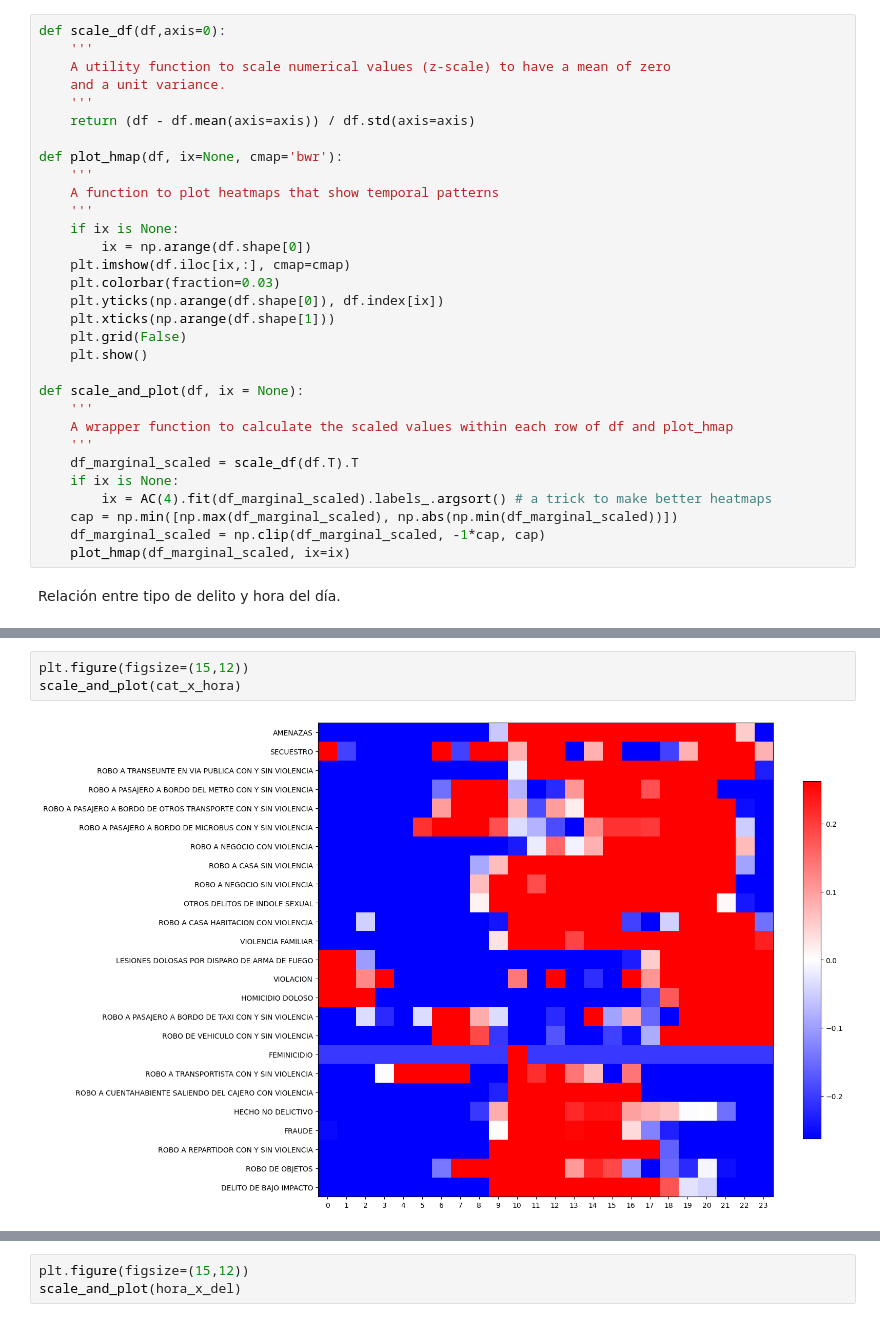
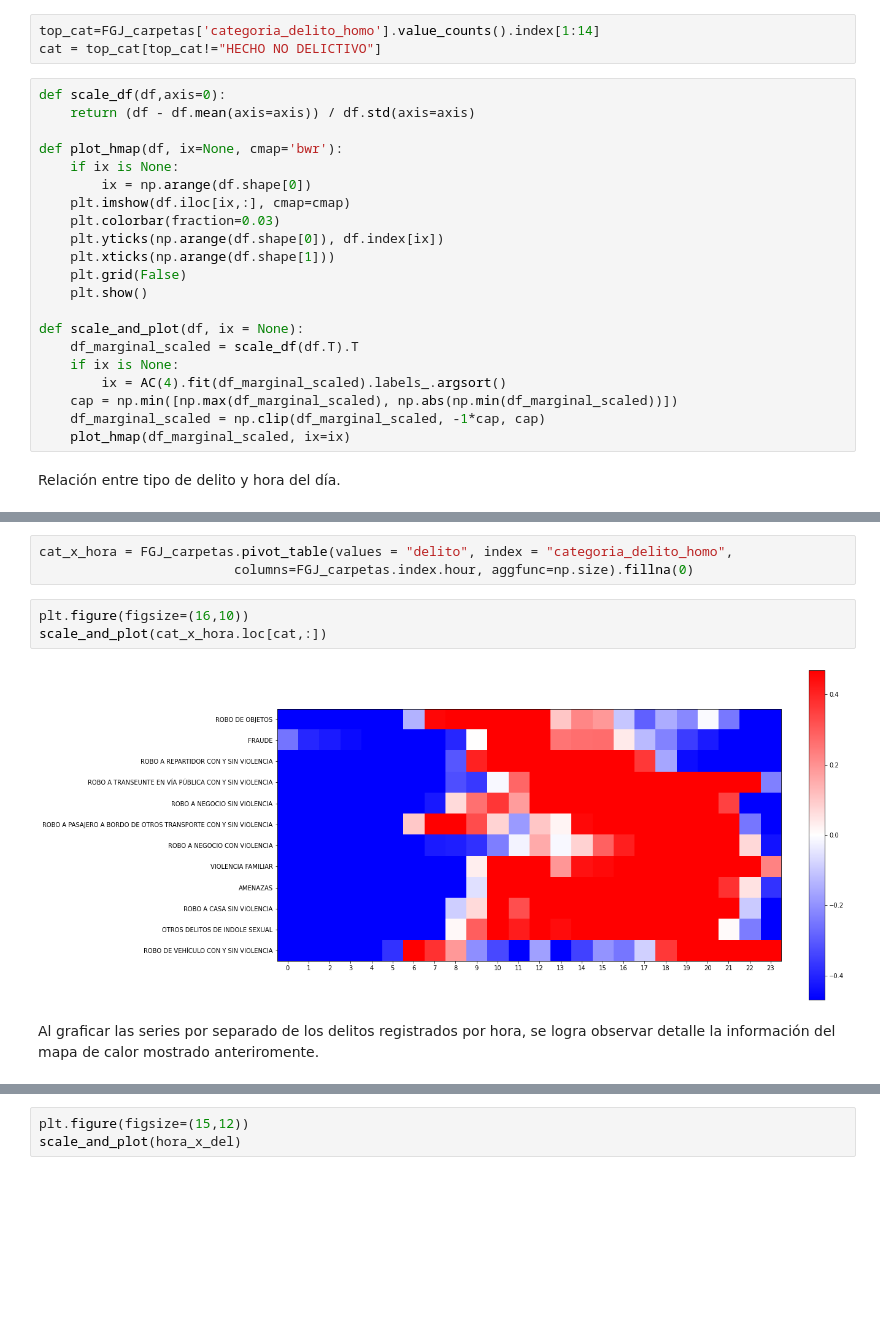
Before and after one commit to JoshiLeal/Metodos_de_DL_para_pronostico_de_series_de_tiempo_multivariadas, a Jupyter notebook: Notebooks/FGJ_Carpetas_Homo_EDA.ipynb, the cells around one changed output, grey strips where cells are left out. Cells and saved outputs as stored; diff of their text form; blank space fills up the shorter version.

Commit message:
Aumento de series por categoria
Aumente alguna graficas de las series de tiempo y de la parte de cluster

```diff
--- a/Notebooks/FGJ_Carpetas_Homo_EDA.ipynb
+++ b/Notebooks/FGJ_Carpetas_Homo_EDA.ipynb
@@ -377,15 +404,11 @@ NameError: name 'cat_x_hora' is not defined
+# %%
+top_cat=FGJ_carpetas['categoria_delito_homo'].value_counts().index[1:14]
+cat = top_cat[top_cat!="HECHO NO DELICTIVO"]
 # %%
 def scale_df(df,axis=0):
-    '''
-    A utility function to scale numerical values (z-scale) to have a mean of zero
-    and a unit variance.
-    '''
     return (df - df.mean(axis=axis)) / df.std(axis=axis)
 
 def plot_hmap(df, ix=None, cmap='bwr'):
-    '''
-    A function to plot heatmaps that show temporal patterns
-    '''
     if ix is None:
         ix = np.arange(df.shape[0])
     plt.imshow(df.iloc[ix,:], cmap=cmap)
@@ -396,12 +419,9 @@ def plot_hmap(df, ix=None, cmap='bwr'):
     plt.show()
 
 def scale_and_plot(df, ix = None):
-    '''
-    A wrapper function to calculate the scaled values within each row of df and plot_hmap
-    '''
     df_marginal_scaled = scale_df(df.T).T
     if ix is None:
-        ix = AC(4).fit(df_marginal_scaled).labels_.argsort() # a trick to make better heatmaps
+        ix = AC(4).fit(df_marginal_scaled).labels_.argsort()
     cap = np.min([np.max(df_marginal_scaled), np.abs(np.min(df_marginal_scaled))])
     df_marginal_scaled = np.clip(df_marginal_scaled, -1*cap, cap)
     plot_hmap(df_marginal_scaled, ix=ix)
@@ -413,5 +430,10 @@ cat_x_hora = FGJ_carpetas.pivot_table(values = "Unnamed: 0", index = "categoria_
+# %%
+cat_x_hora = FGJ_carpetas.pivot_table(values = "delito", index = "categoria_delito_homo",
+                         columns=FGJ_carpetas.index.hour, aggfunc=np.size).fillna(0)
 # %%
-plt.figure(figsize=(15,12))
-scale_and_plot(cat_x_hora)
+plt.figure(figsize=(16,10))
+scale_and_plot(cat_x_hora.loc[cat,:])
 # %% [output]
-[figure, old version]
+[figure, new version]
+# %% [markdown]
+Al graficar las series por separado de los delitos registrados por hora, se logra observar detalle la información del mapa de calor mostrado anteriromente.
```
Also changed, not shown: parts of 57 cells of this notebook.
